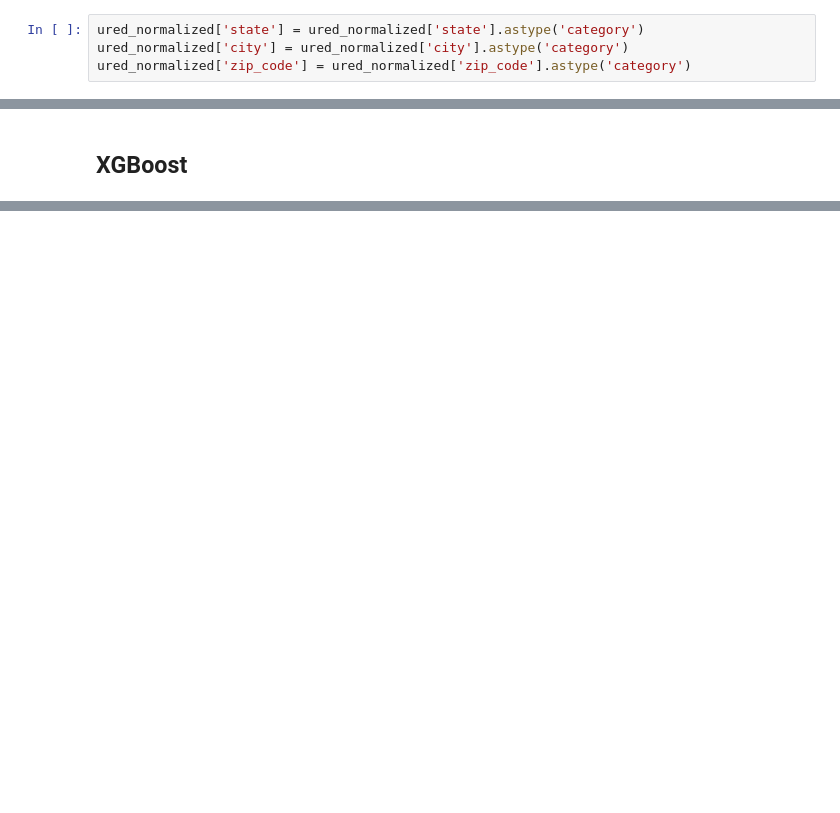
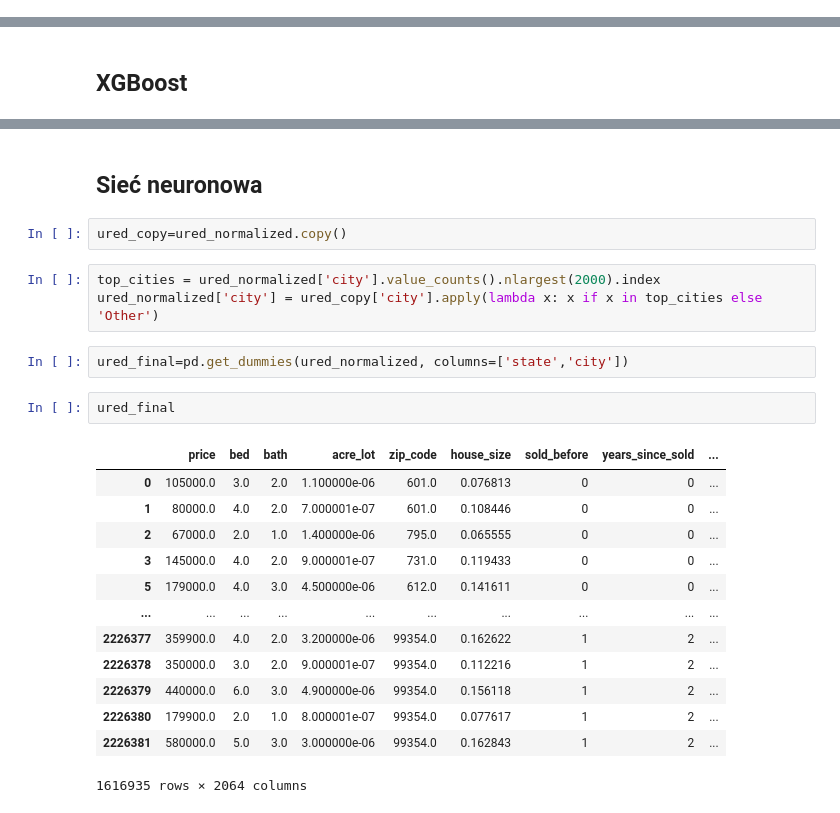
Before and after one commit to Deptage/data_mining_project, a Jupyter notebook: src/Data_Mining_Project.ipynb, the cells around one changed output, grey strips where cells are left out. Cells and saved outputs as stored; diff of their text form; blank space fills up the shorter version.

```diff
--- a/src/Data_Mining_Project.ipynb
+++ b/src/Data_Mining_Project.ipynb
@@ -518,5 +516 @@ We also need dummy variables.
-# %%
-ured_normalized['state'] = ured_normalized['state'].astype('category')
-ured_normalized['city'] = ured_normalized['city'].astype('category')
-ured_normalized['zip_code'] = ured_normalized['zip_code'].astype('category')
 # %%
@@ -638,0 +654,25 @@ print(f"R-squared: {r2}")
+# %% [markdown]
+## Sieć neuronowa
+# %%
+ured_copy=ured_normalized.copy()
+# %%
+top_cities = ured_normalized['city'].value_counts().nlargest(2000).index
+ured_normalized['city'] = ured_copy['city'].apply(lambda x: x if x in top_cities else 'Other')
+# %%
+ured_final=pd.get_dummies(ured_normalized, columns=['state','city'])
+# %%
+ured_final
+# %% [output]
+|  | price | bed | bath | acre_lot | zip_code | house_size | sold_before | years_since_sold | ... |
+| 0 | 105000.0 | 3.0 | 2.0 | 1.100000e-06 | 601.0 | 0.076813 | 0 | 0 | ... |
+| 1 | 80000.0 | 4.0 | 2.0 | 7.000001e-07 | 601.0 | 0.108446 | 0 | 0 | ... |
+| 2 | 67000.0 | 2.0 | 1.0 | 1.400000e-06 | 795.0 | 0.065555 | 0 | 0 | ... |
+| 3 | 145000.0 | 4.0 | 2.0 | 9.000001e-07 | 731.0 | 0.119433 | 0 | 0 | ... |
+| 5 | 179000.0 | 4.0 | 3.0 | 4.500000e-06 | 612.0 | 0.141611 | 0 | 0 | ... |
+| ... | ... | ... | ... | ... | ... | ... | ... | ... | ... |
+| 2226377 | 359900.0 | 4.0 | 2.0 | 3.200000e-06 | 99354.0 | 0.162622 | 1 | 2 | ... |
+| 2226378 | 350000.0 | 3.0 | 2.0 | 9.000001e-07 | 99354.0 | 0.112216 | 1 | 2 | ... |
+| 2226379 | 440000.0 | 6.0 | 3.0 | 4.900000e-06 | 99354.0 | 0.156118 | 1 | 2 | ... |
+| 2226380 | 179900.0 | 2.0 | 1.0 | 8.000001e-07 | 99354.0 | 0.077617 | 1 | 2 | ... |
+| 2226381 | 580000.0 | 5.0 | 3.0 | 3.000000e-06 | 99354.0 | 0.162843 | 1 | 2 | ... |
+1616935 rows × 2064 columns
```
Also changed, not shown: parts of 26 cells of this notebook.
